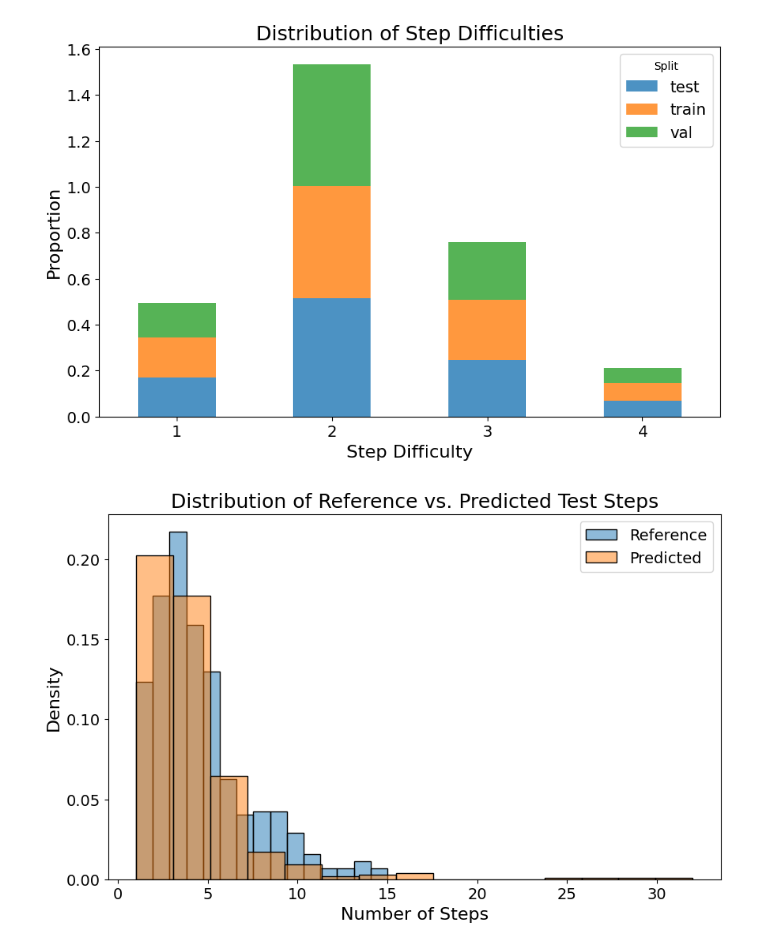
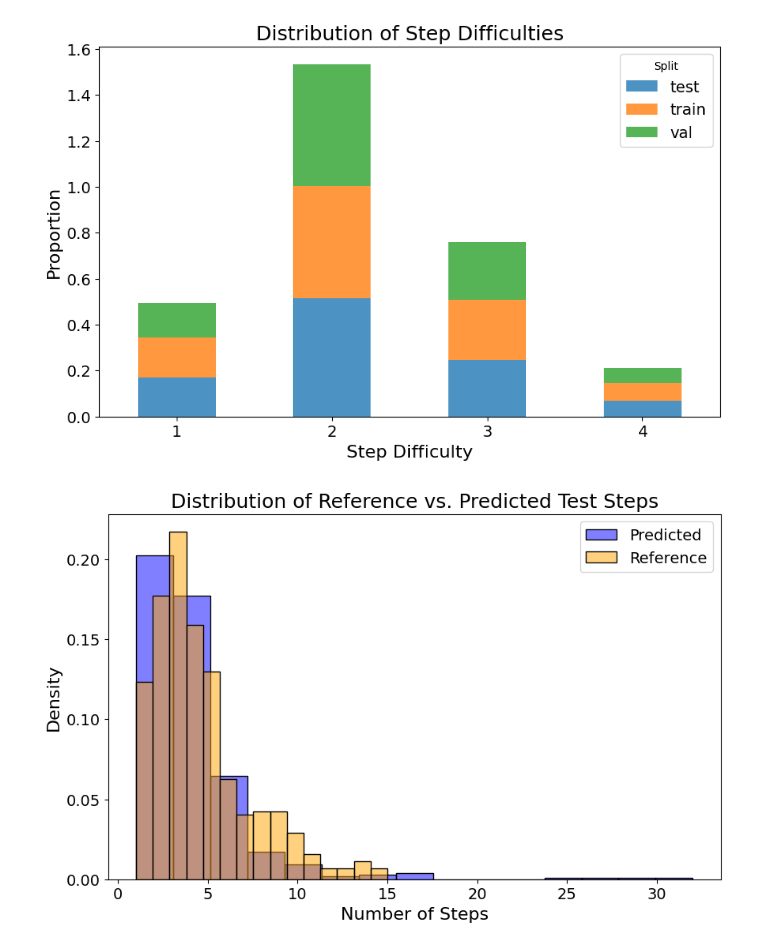
Before and after one commit to mismayil/coconut, a Jupyter notebook: math_data.ipynb, the cells around one changed output. Drawn from its saved outputs; the diff is of its cells as text; code cells hidden in the pictures.

```diff
--- a/math_data.ipynb
+++ b/math_data.ipynb
@@ -318,19 +318,19 @@ test_pred_diffs = [num_latents for latent_pred in pred_latents for num_latents i
 # %%
 import seaborn as sns
 import matplotlib.pyplot as plt
 
 fig, ax = plt.subplots(figsize=(10, 6))
-sns.histplot(test_steps, bins=15, stat="density", label="Reference", alpha=0.5, ax=ax)
-sns.histplot(test_pred_steps, bins=15, stat="density", label="Predicted", alpha=0.5, ax=ax)
+sns.histplot(test_pred_steps, bins=15, stat="density", label="Predicted", color="tab:blue", alpha=0.5, ax=ax)
+sns.histplot(test_steps, bins=15, stat="density", label="Reference", color="tab:orange", alpha=0.5, ax=ax)
 ax.set_xlabel("Number of Steps", fontsize=16)
 ax.set_ylabel("Density", fontsize=16)
 ax.set_title("Distribution of Reference vs. Predicted Test Steps", fontsize=18)
 ax.tick_params(axis='both', labelsize=14)
 ax.legend(fontsize=14)
 fig.savefig("figures/math_pred_steps_dist.pdf", bbox_inches='tight')
 plt.show()
 # %% [output]
-[figure, old version]
+[figure, new version]
 # %%
 import pandas as pd
 
```
Also changed, not shown: parts of 1 cell of this notebook, 2 other files.
